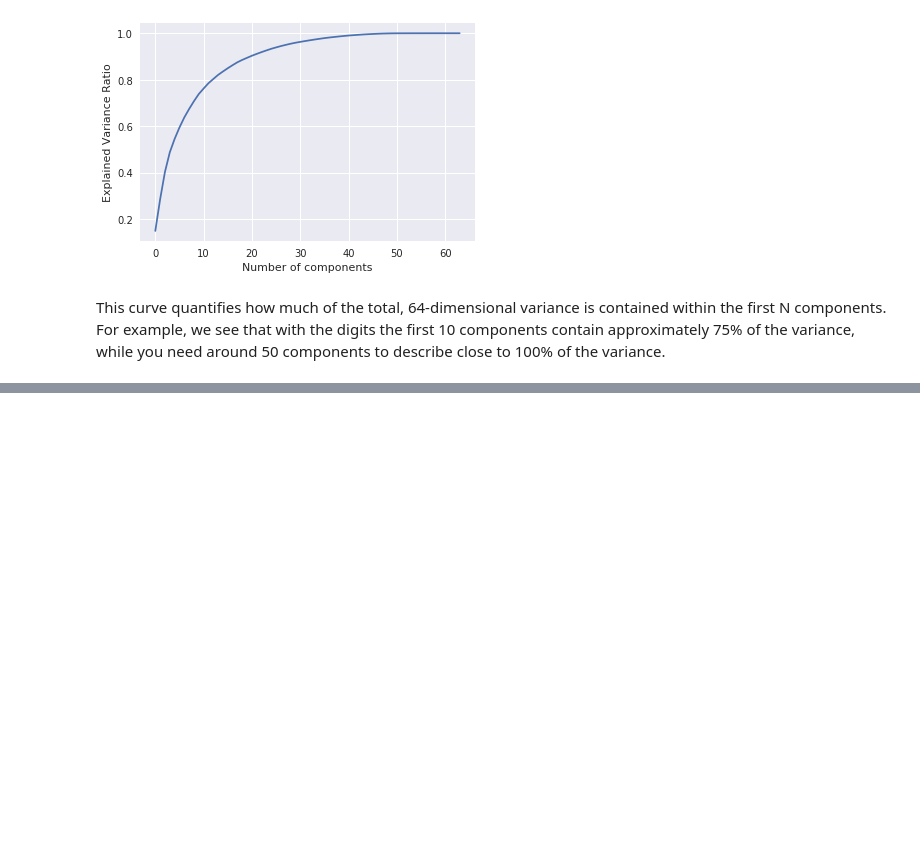
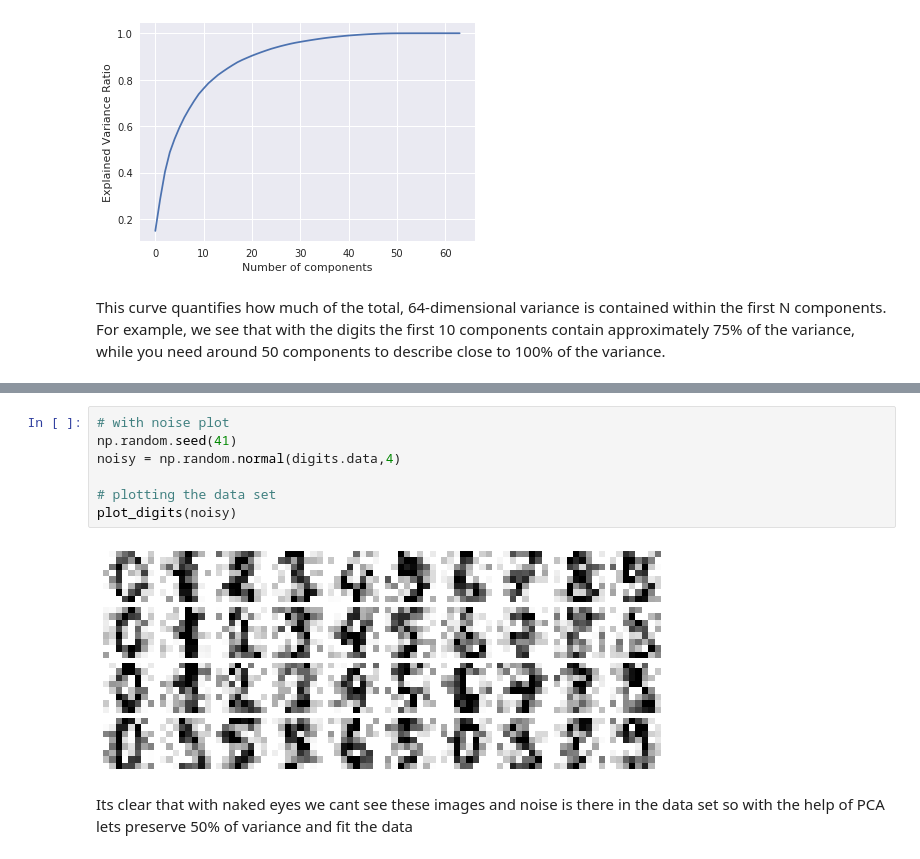
Before and after one commit to sandy1999/Sklearn-Essentials, a Jupyter notebook: PCA.ipynb, the cells around one changed output, grey strips where cells are left out. Drawn from its saved outputs; the diff is of its cells as text; blank space fills up the shorter version.

```diff
--- a/PCA.ipynb
+++ b/PCA.ipynb
@@ -165,0 +185,11 @@ This curve quantifies how much of the total, 64-dimensional variance is containe
+# %%
+# with noise plot
+np.random.seed(41)
+noisy = np.random.normal(digits.data,4)
+
+# plotting the data set
+plot_digits(noisy)
+# %% [output]
+[figure, added]
+# %% [markdown]
+Its clear that with naked eyes we cant see these images and noise is there in the data set so with the help of PCA lets preserve 50% of variance and fit the data
```
Also changed, not shown: parts of 6 cells of this notebook.
